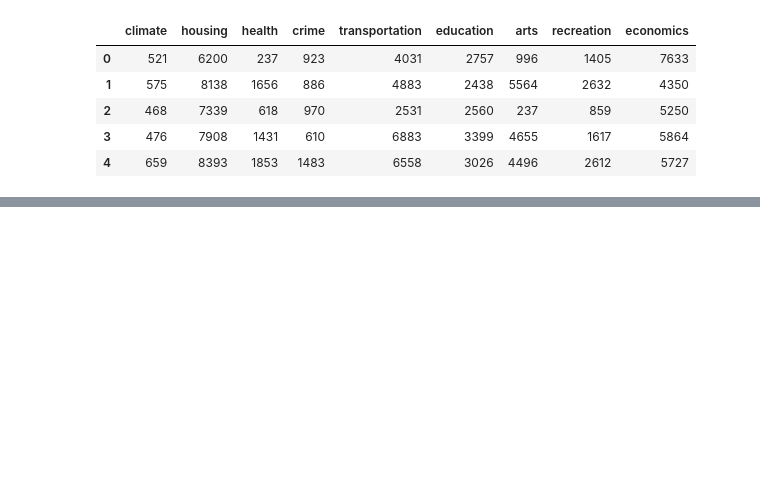
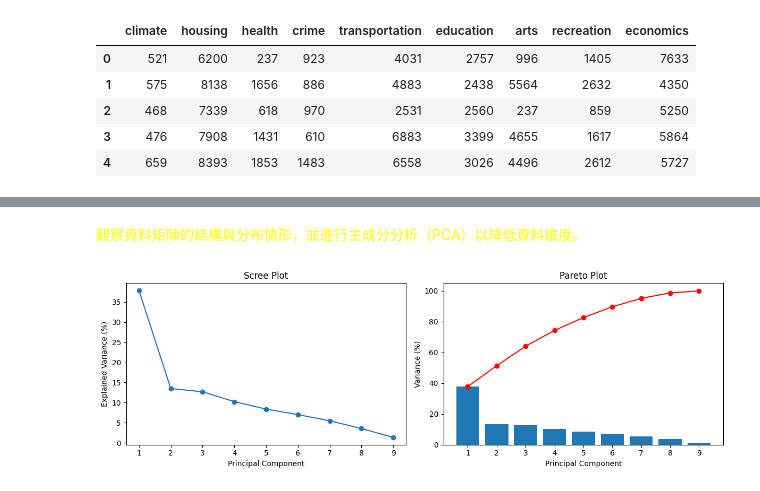
Before and after one commit to ntpuccw/ML_inCLassCoding, a Jupyter notebook: gar0907.ipynb, the cells around one changed output, grey strips where cells are left out. Cells and saved outputs as stored; diff of their text form; code cells hidden in the pictures; blank space fills up the shorter version.

```diff
--- a/gar0907.ipynb
+++ b/gar0907.ipynb
@@ -22,0 +76,30 @@ plt.show()
+# %% [markdown]
+<font color="yellow">觀察資料矩陣的結構與分布情形，並進行主成分分析（PCA）以降低資料維度。</font>
+# %%
+from sklearn.decomposition import PCA
+
+pca = PCA()
+pca.fit(normalized_df)
+explained_var = pca.explained_variance_ratio_ * 100
+cumulative_var = np.cumsum(explained_var)
+components = range(1, len(explained_var) + 1)
+
+fig, axes = plt.subplots(1, 2, figsize=(12, 4))
+
+axes[0].plot(components, explained_var, marker="o")
+axes[0].set_xlabel("Principal Component")
+axes[0].set_ylabel("Explained Variance (%)")
+axes[0].set_title("Scree Plot")
+axes[0].set_xticks(components)
+
+axes[1].bar(components, explained_var)
+axes[1].plot(components, cumulative_var, color="red", marker="o")
+axes[1].set_xlabel("Principal Component")
+axes[1].set_ylabel("Variance (%)")
+axes[1].set_title("Pareto Plot")
+axes[1].set_xticks(components)
+
+plt.tight_layout()
+plt.show()
+# %% [output]
+[figure, added]
```
Also changed, not shown: parts of 8 cells of this notebook.
